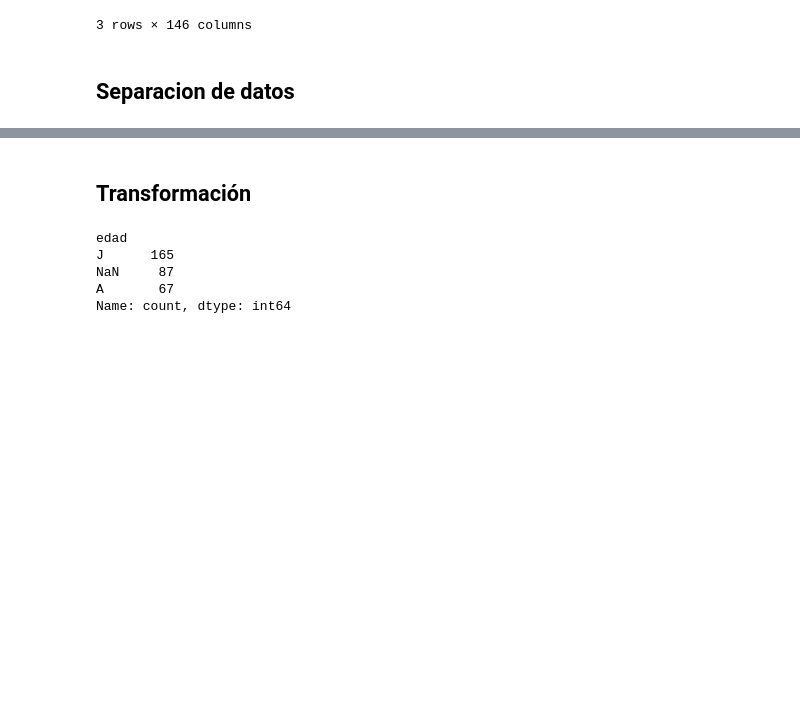
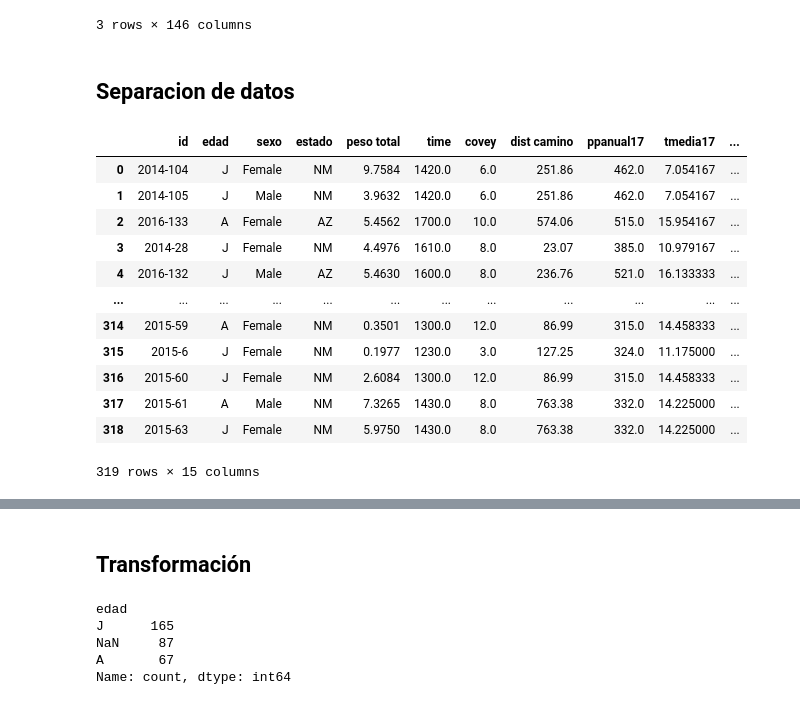
Before and after one commit to fofojaramillo/codornices-proyecto, a Jupyter notebook: eda.ipynb, the cells around one changed output, grey strips where cells are left out. Saved outputs shown, nothing was run; the diff lists cells and outputs as text; code cells hidden in the pictures; blank space fills up the shorter version.

```diff
--- a/eda.ipynb
+++ b/eda.ipynb
@@ -28,4 +30,20 @@ var_name = columnas[:5] + columnas[-11:]
 vars_dieta_codorniz = columnas[5:-11]
+# %%
+df[var_name]
+# %% [output]
+|  | id | edad | sexo | estado | peso total | time | covey | dist camino | ppanual17 | tmedia17 | ... |
+| 0 | 2014-104 | J | Female | NM | 9.7584 | 1420.0 | 6.0 | 251.86 | 462.0 | 7.054167 | ... |
+| 1 | 2014-105 | J | Male | NM | 3.9632 | 1420.0 | 6.0 | 251.86 | 462.0 | 7.054167 | ... |
+| 2 | 2016-133 | A | Female | AZ | 5.4562 | 1700.0 | 10.0 | 574.06 | 515.0 | 15.954167 | ... |
+| 3 | 2014-28 | J | Female | NM | 4.4976 | 1610.0 | 8.0 | 23.07 | 385.0 | 10.979167 | ... |
+| 4 | 2016-132 | J | Male | AZ | 5.4630 | 1600.0 | 8.0 | 236.76 | 521.0 | 16.133333 | ... |
+| ... | ... | ... | ... | ... | ... | ... | ... | ... | ... | ... | ... |
+| 314 | 2015-59 | A | Female | NM | 0.3501 | 1300.0 | 12.0 | 86.99 | 315.0 | 14.458333 | ... |
+| 315 | 2015-6 | J | Female | NM | 0.1977 | 1230.0 | 3.0 | 127.25 | 324.0 | 11.175000 | ... |
+| 316 | 2015-60 | J | Female | NM | 2.6084 | 1300.0 | 12.0 | 86.99 | 315.0 | 14.458333 | ... |
+| 317 | 2015-61 | A | Male | NM | 7.3265 | 1430.0 | 8.0 | 763.38 | 332.0 | 14.225000 | ... |
+| 318 | 2015-63 | J | Female | NM | 5.9750 | 1430.0 | 8.0 | 763.38 | 332.0 | 14.225000 | ... |
+319 rows × 15 columns
 # %%
 df[vars_dieta_codorniz].sample(3)
 # %% [output]
```
Also changed, not shown: parts of 21 cells of this notebook.
